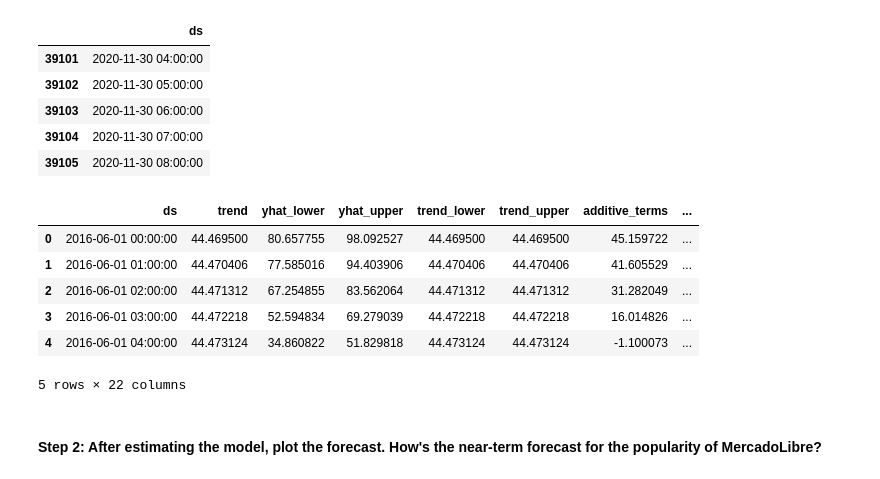
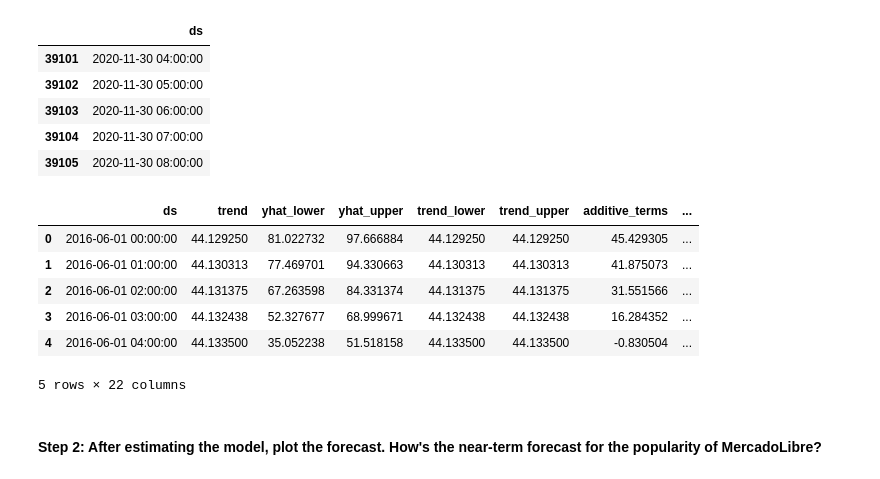
Before and after one commit to JustinFisher22/prophet-challenge, a Jupyter notebook: forecasting_net_prophet.ipynb, the cells around one changed output. Saved outputs shown, nothing was run; the diff lists cells and outputs as text; code cells hidden in the pictures.

```diff
--- a/forecasting_net_prophet.ipynb
+++ b/forecasting_net_prophet.ipynb
@@ -387,15 +387,16 @@ Now, you need to produce a time series model that analyzes and forecasts pattern
 #### Step 1: Set up the Google search data for a Prophet forecasting model.
 # %%
 # Using the df_mercado_trends DataFrame, reset the index so the date information is no longer the index
-
-
+df_mercado_trends_reset = df_mercado_trends.reset_index(drop=True)
+df_mercado_trends_reset = df_mercado_trends.drop(columns=["index"])
 # Label the columns ds and y so that the syntax is recognized by Prophet
-
+prophet_df = df_mercado_trends_reset.rename(columns={"Date":"ds", "Search Trends":"y"})
 
 # Drop an NaN values from the prophet_df DataFrame
-
+prophet_df = prophet_df.dropna()
 
 # View the first and last five rows of the mercado_prophet_df DataFrame
+prophet_df
 # %% [output]
 |  | ds | y |
 | 0 | 2016-06-01 00:00:00 | 97 |
@@ -412,7 +414,10 @@ Now, you need to produce a time series model that analyzes and forecasts pattern
 # %%
 # Call the Prophet function, store as an object
+m = Prophet()
+m
 # %% [output]
 <prophet.forecaster.Prophet at 0x...>
 # %%
 # Fit the time-series model.
+m.fit(prophet_df)
 # %% [output]
@@ -429,9 +428,10 @@ INFO:cmdstanpy:Chain [1] done processing
 # %%
 # Create a future dataframe to hold predictions
 # Make the prediction go out as far as 2000 hours (approx 80 days)
-
+future_mercado_trends = m.make_future_dataframe(periods = 2000, freq="h")
 
 # View the last five rows of the future_mercado_trends DataFrame
+future_mercado_trends.tail(5)
 # %% [output]
 |  | ds |
 | 39101 | 2020-11-30 04:00:00 |
@@ -441,16 +441,17 @@ INFO:cmdstanpy:Chain [1] done processing
 | 39105 | 2020-11-30 08:00:00 |
 # %%
 # Make the predictions for the trend data using the future_mercado_trends DataFrame
-
+forecast_mercado_trends = m.predict(future_mercado_trends)
 
 # Display the first five rows of the forecast_mercado_trends DataFrame
+forecast_mercado_trends.head(5)
 # %% [output]
 |  | ds | trend | yhat_lower | yhat_upper | trend_lower | trend_upper | additive_terms | ... |
-| 0 | 2016-06-01 00:00:00 | 44.469500 | 80.657755 | 98.092527 | 44.469500 | 44.469500 | 45.159722 | ... |
-| 1 | 2016-06-01 01:00:00 | 44.470406 | 77.585016 | 94.403906 | 44.470406 | 44.470406 | 41.605529 | ... |
-| 2 | 2016-06-01 02:00:00 | 44.471312 | 67.254855 | 83.562064 | 44.471312 | 44.471312 | 31.282049 | ... |
-| 3 | 2016-06-01 03:00:00 | 44.472218 | 52.594834 | 69.279039 | 44.472218 | 44.472218 | 16.014826 | ... |
-| 4 | 2016-06-01 04:00:00 | 44.473124 | 34.860822 | 51.829818 | 44.473124 | 44.473124 | -1.100073 | ... |
+| 0 | 2016-06-01 00:00:00 | 44.129250 | 81.022732 | 97.666884 | 44.129250 | 44.129250 | 45.429305 | ... |
+| 1 | 2016-06-01 01:00:00 | 44.130313 | 77.469701 | 94.330663 | 44.130313 | 44.130313 | 41.875073 | ... |
+| 2 | 2016-06-01 02:00:00 | 44.131375 | 67.263598 | 84.331374 | 44.131375 | 44.131375 | 31.551566 | ... |
+| 3 | 2016-06-01 03:00:00 | 44.132438 | 52.327677 | 68.999671 | 44.132438 | 44.132438 | 16.284352 | ... |
+| 4 | 2016-06-01 04:00:00 | 44.133500 | 35.052238 | 51.518158 | 44.133500 | 44.133500 | -0.830504 | ... |
 5 rows × 22 columns
 # %% [markdown]
 #### Step 2: After estimating the model, plot the forecast. How's the near-term forecast for the popularity of MercadoLibre?
```
Also changed, not shown: parts of 6 cells of this notebook.
